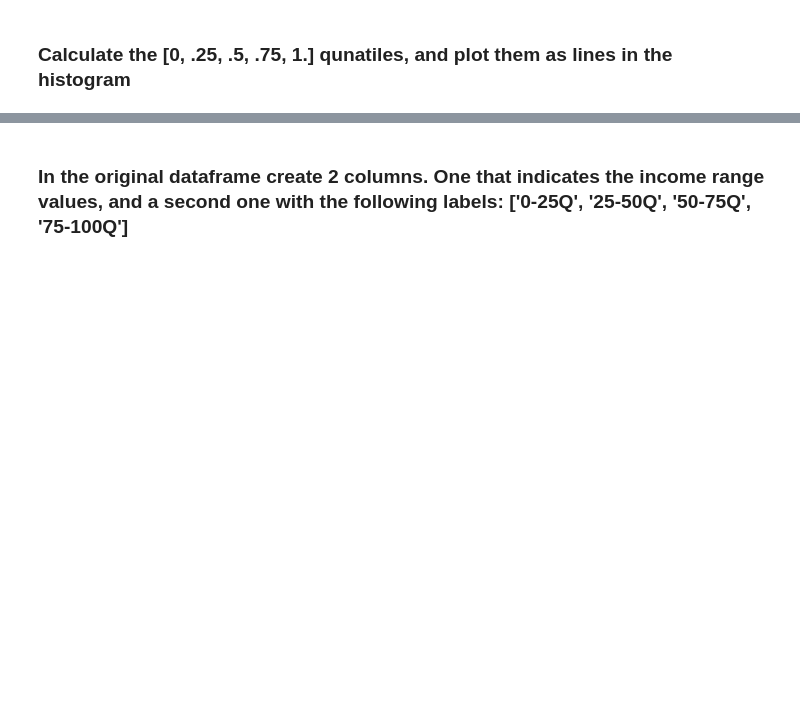
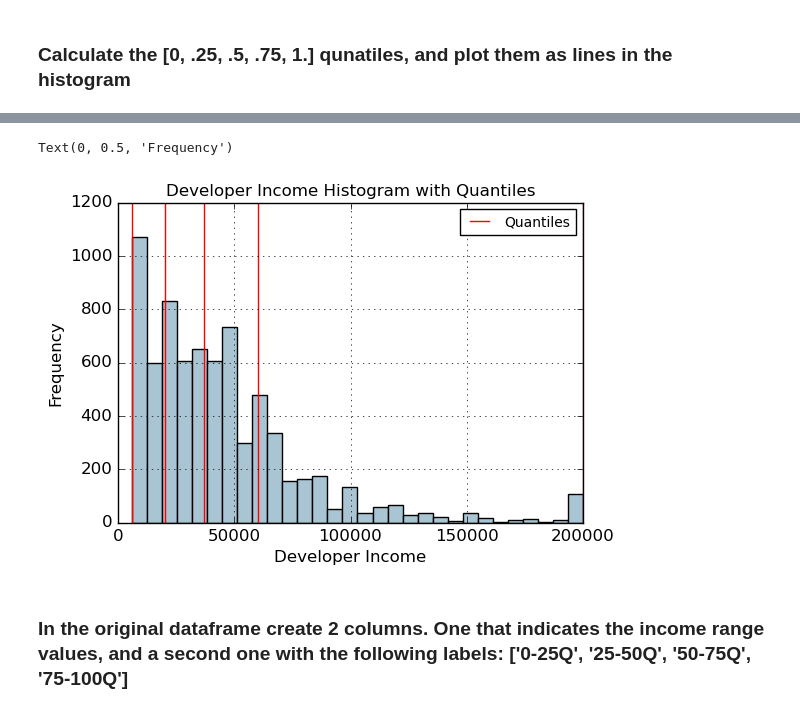
Before and after one commit to albertoromv/thebridge_ft_abr21, a Jupyter notebook: 3-Machine Learning/1-Feature Engineering/1.1 Numéricas/Práctica/2_Ejercicios_Feature_Engineering_NumericData - clase.ipynb, the cells around one changed output, grey strips where cells are left out. Saved outputs shown, nothing was run; the diff lists cells and outputs as text; code cells hidden in the pictures; blank space fills up the shorter version.

```diff
--- a/3-Machine Learning/1-Feature Engineering/1.1 Numéricas/Práctica/2_Ejercicios_Feature_Engineering_NumericData - clase.ipynb
+++ b/3-Machine Learning/1-Feature Engineering/1.1 Numéricas/Práctica/2_Ejercicios_Feature_Engineering_NumericData - clase.ipynb
@@ -268,2 +361,18 @@ Now we will work with the salaries of the dataset
+# %%
+fig, ax = plt.subplots()
+fcc_survey_df['Income'].hist(bins=30, color='#A9C5D3')
+
+for raya in quantiles:
+    qvl = plt.axvline(raya, color='r')
+
+
+ax.legend([qvl], ['Quantiles'], fontsize=10)
+
+ax.set_title('Developer Income Histogram with Quantiles', fontsize=12)
+ax.set_xlabel('Developer Income', fontsize=12)
+ax.set_ylabel('Frequency', fontsize=12)
+# %% [output]
+Text(0, 0.5, 'Frequency')
+[figure, added]
 # %% [markdown]
 ### In the original dataframe create 2 columns. One that indicates the income range values, and a second one with the following labels: ['0-25Q', '25-50Q', '50-75Q', '75-100Q']
```
Also changed, not shown: parts of 18 cells of this notebook, 2 other files.
